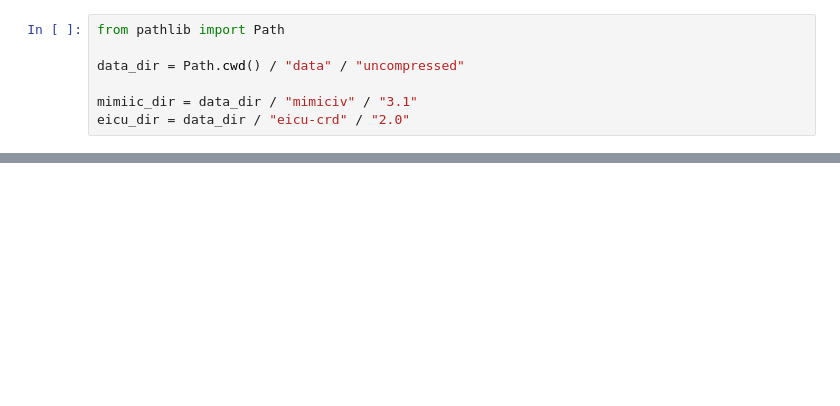
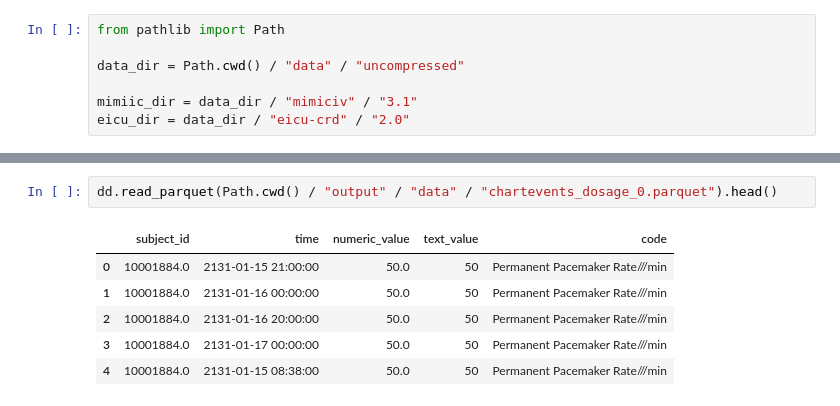
Before and after one commit to aidh-ms/OpenICU, a Jupyter notebook: example/example.ipynb, the cells around one changed output, grey strips where cells are left out. Drawn from its saved outputs; the diff is of its cells as text; blank space fills up the shorter version.

```diff
--- a/example/example.ipynb
+++ b/example/example.ipynb
@@ -42,3 +108,12 @@ dd.read_parquet(Path.cwd() / "output" / "data" / "medications_rate_0.parquet").h
+# %%
+dd.read_parquet(Path.cwd() / "output" / "data" / "chartevents_dosage_0.parquet").head()
+# %% [output]
+|  | subject_id | time | numeric_value | text_value | code |
+| 0 | 10001884.0 | 2131-01-15 21:00:00 | 50.0 | 50 | Permanent Pacemaker Rate///min |
+| 1 | 10001884.0 | 2131-01-16 00:00:00 | 50.0 | 50 | Permanent Pacemaker Rate///min |
+| 2 | 10001884.0 | 2131-01-16 20:00:00 | 50.0 | 50 | Permanent Pacemaker Rate///min |
+| 3 | 10001884.0 | 2131-01-17 00:00:00 | 50.0 | 50 | Permanent Pacemaker Rate///min |
+| 4 | 10001884.0 | 2131-01-15 08:38:00 | 50.0 | 50 | Permanent Pacemaker Rate///min |
 # %%
 df = dd.read_parquet(Path.cwd() / "output" / "metadata" / "codes.parquet").compute()
 df
```
Also changed, not shown: parts of 7 cells of this notebook.
